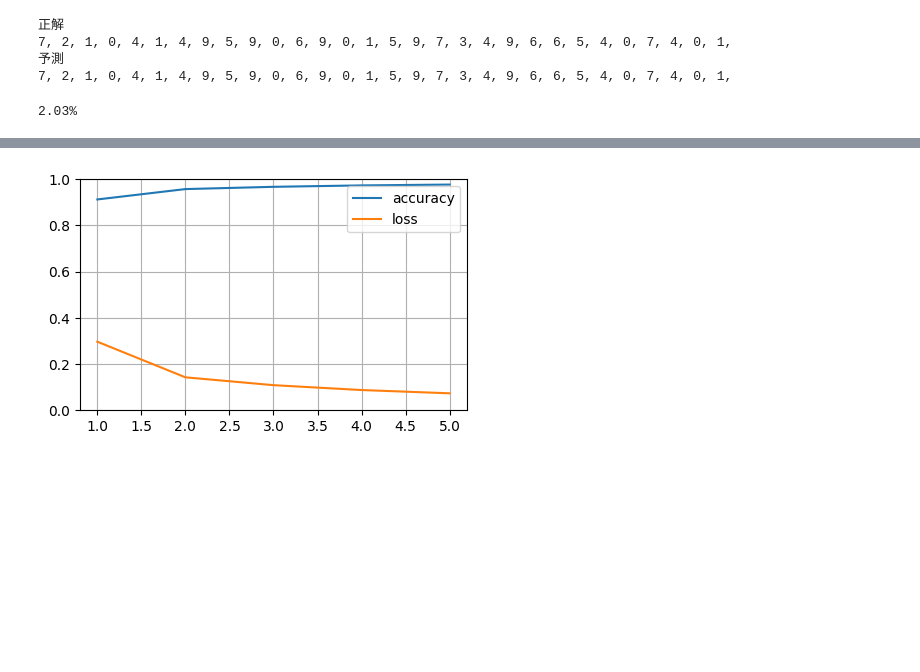
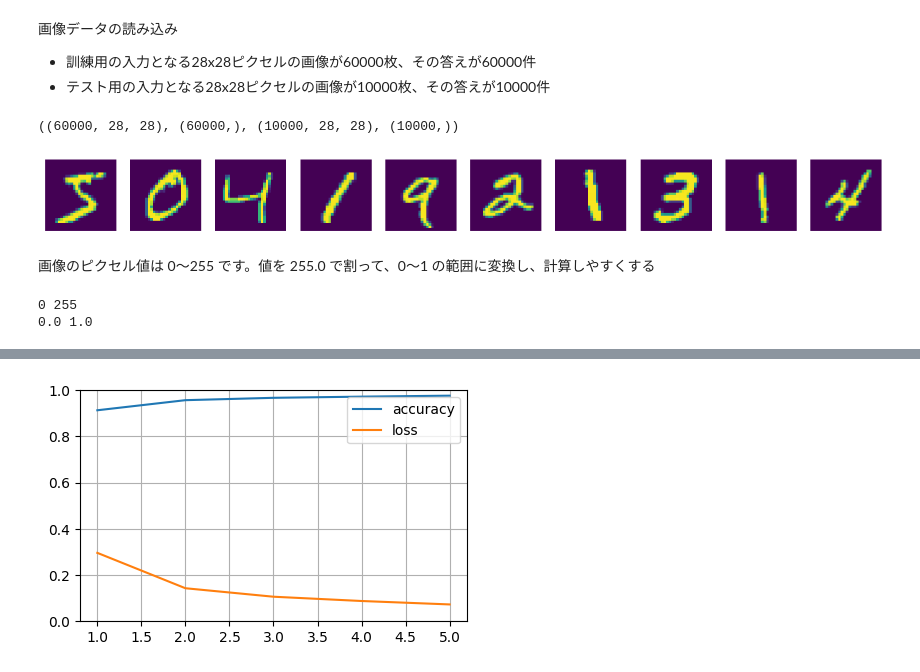
Before and after one commit to akmiccom/TensorFlow_training, a Jupyter notebook: notebook/TensorFlow2_01_mnist.ipynb, the cells around one changed output, grey strips where cells are left out. Drawn from its saved outputs; the diff is of its cells as text; code cells hidden in the pictures; blank space fills up the shorter version.

```diff
--- a/notebook/TensorFlow2_01_mnist.ipynb
+++ b/notebook/TensorFlow2_01_mnist.ipynb
@@ -122,25 +11,29 @@ probaility_model = tf.keras.Sequential([model, tf.keras.layers.Softmax(),])
-# %%
-# 正解と予測結果の表示
-display_num = 30
-predict_result = probaility_model(x_test).numpy()
-print('正解')
-for i, y in enumerate(y_test[:display_num]):
-    print(y, end=', ')
-print()
-print('予測')
-for i, p in enumerate(predict_result[:display_num]):
-    print(np.argmax(p), end=', ')
-# %% [output]
-正解
-7, 2, 1, 0, 4, 1, 4, 9, 5, 9, 0, 6, 9, 0, 1, 5, 9, 7, 3, 4, 9, 6, 6, 5, 4, 0, 7, 4, 0, 1,
-予測
-7, 2, 1, 0, 4, 1, 4, 9, 5, 9, 0, 6, 9, 0, 1, 5, 9, 7, 3, 4, 9, 6, 6, 5, 4, 0, 7, 4, 0, 1,
-# %%
-# 正解割合の表示
-count = 0
-for i, (y, p) in enumerate(zip(y_test, predict_result)):
-    if y != np.argmax(p):
-        count += 1
-print(f'{count / len(y_test) * 100}%')
-# %% [output]
-2.03%
+# %% [markdown]
+画像データの読み込み
+- 訓練用の入力となる28x28ピクセルの画像が60000枚、その答えが60000件
+- テスト用の入力となる28x28ピクセルの画像が10000枚、その答えが10000件
+# %%
+mnist = tf.keras.datasets.mnist
+(x_train, y_train), (x_test, y_test) = mnist.load_data()
+
+x_train.shape, y_train.shape, x_test.shape, y_test.shape
+# %% [output]
+((60000, 28, 28), (60000,), (10000, 28, 28), (10000,))
+# %%
+plt.figure(figsize=(15, 3))
+for i in range(10):
+    plt.subplot(1, 10, i+1)
+    plt.imshow(x_train[i])
+    plt.axis(False)
+plt.show()
+# %% [output]
+[figure, added]
+# %% [markdown]
+画像のピクセル値は 0～255 です。値を 255.0 で割って、0～1 の範囲に変換し、計算しやすくする
+# %%
+print(x_train[0].min(), x_train[0].max())
+x_train, x_test = x_train / 255, x_test / 255
+print(x_train[0].min(), x_train[0].max())
+# %% [output]
+0 255
+0.0 1.0
```
Also changed, not shown: parts of 45 cells of this notebook, 8 other files.
